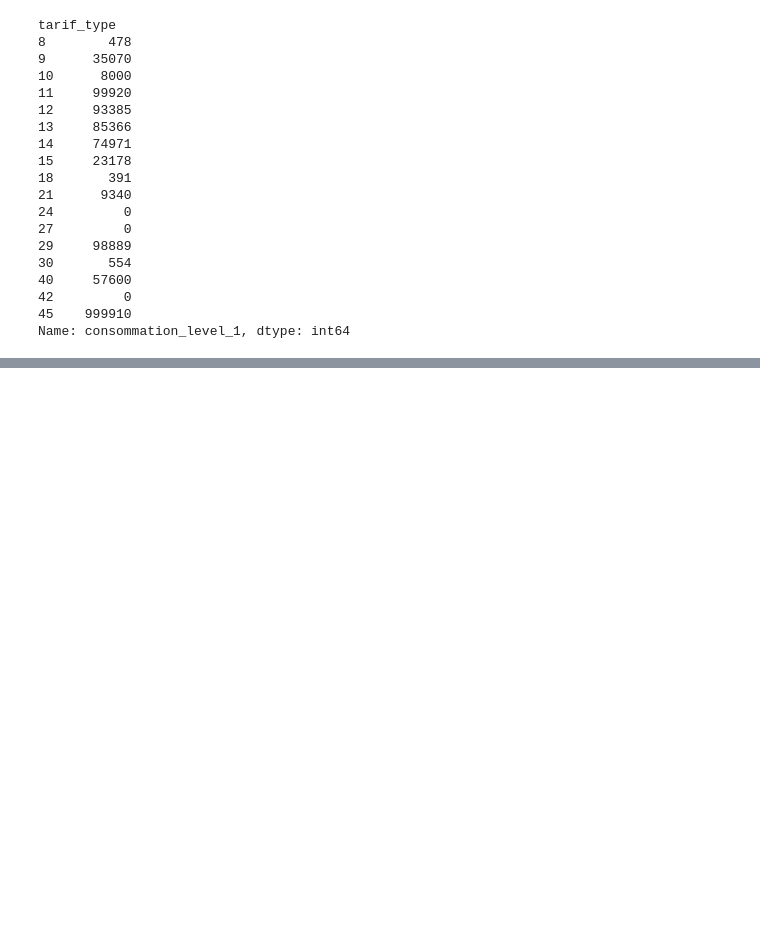
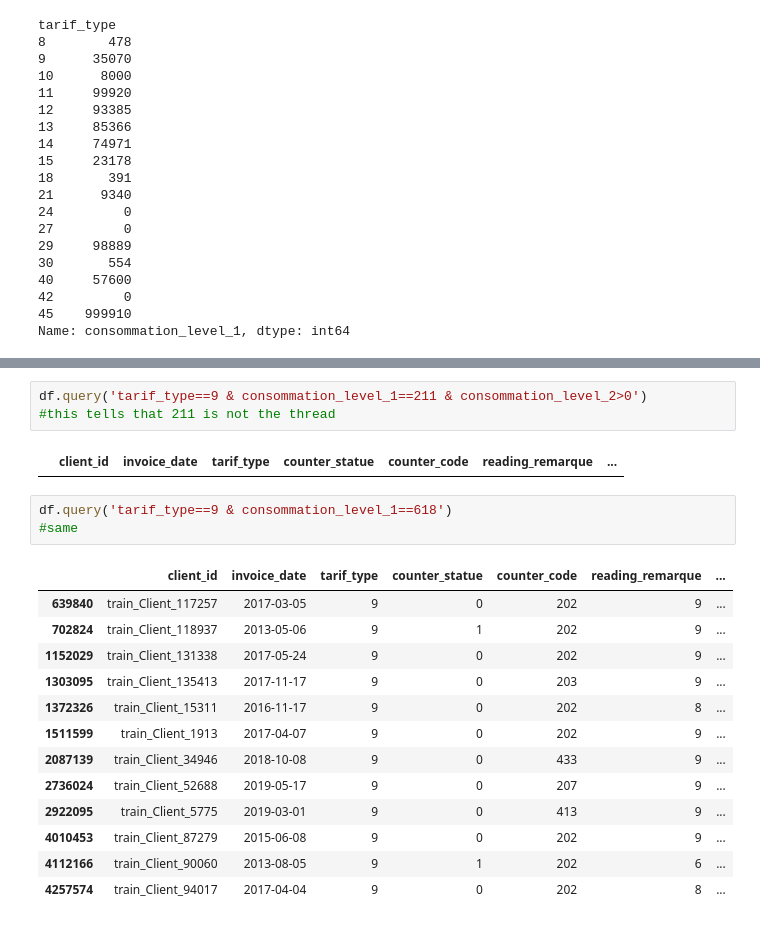
Before and after one commit to jakoum1/fraud-detection, a Jupyter notebook: main1.ipynb, the cells around one changed output, grey strips where cells are left out. Cells and saved outputs as stored; diff of their text form; blank space fills up the shorter version.

```diff
--- a/main1.ipynb
+++ b/main1.ipynb
@@ -560,0 +540,22 @@ Name: count, Length: 2224, dtype: int64
+# %%
+df.query('tarif_type==9 & consommation_level_1==211 & consommation_level_2>0')
+#this tells that 211 is not the thread
+# %% [output]
+|  | client_id | invoice_date | tarif_type | counter_statue | counter_code | reading_remarque | ... |
+# %%
+df.query('tarif_type==9 & consommation_level_1==618')
+#same
+# %% [output]
+|  | client_id | invoice_date | tarif_type | counter_statue | counter_code | reading_remarque | ... |
+| 639840 | train_Client_117257 | 2017-03-05 | 9 | 0 | 202 | 9 | ... |
+| 702824 | train_Client_118937 | 2013-05-06 | 9 | 1 | 202 | 9 | ... |
+| 1152029 | train_Client_131338 | 2017-05-24 | 9 | 0 | 202 | 9 | ... |
+| 1303095 | train_Client_135413 | 2017-11-17 | 9 | 0 | 203 | 9 | ... |
+| 1372326 | train_Client_15311 | 2016-11-17 | 9 | 0 | 202 | 8 | ... |
+| 1511599 | train_Client_1913 | 2017-04-07 | 9 | 0 | 202 | 9 | ... |
+| 2087139 | train_Client_34946 | 2018-10-08 | 9 | 0 | 433 | 9 | ... |
+| 2736024 | train_Client_52688 | 2019-05-17 | 9 | 0 | 207 | 9 | ... |
+| 2922095 | train_Client_5775 | 2019-03-01 | 9 | 0 | 413 | 9 | ... |
+| 4010453 | train_Client_87279 | 2015-06-08 | 9 | 0 | 202 | 9 | ... |
+| 4112166 | train_Client_90060 | 2013-08-05 | 9 | 1 | 202 | 6 | ... |
+| 4257574 | train_Client_94017 | 2017-04-04 | 9 | 0 | 202 | 8 | ... |
```
Also changed, not shown: parts of 24 cells of this notebook.
